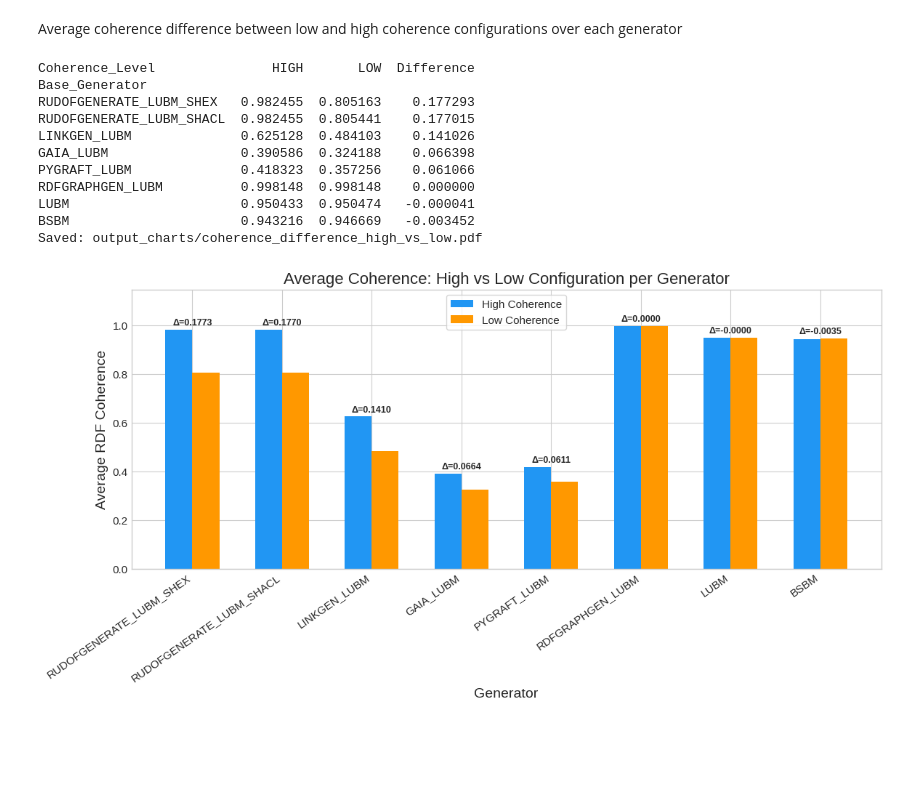
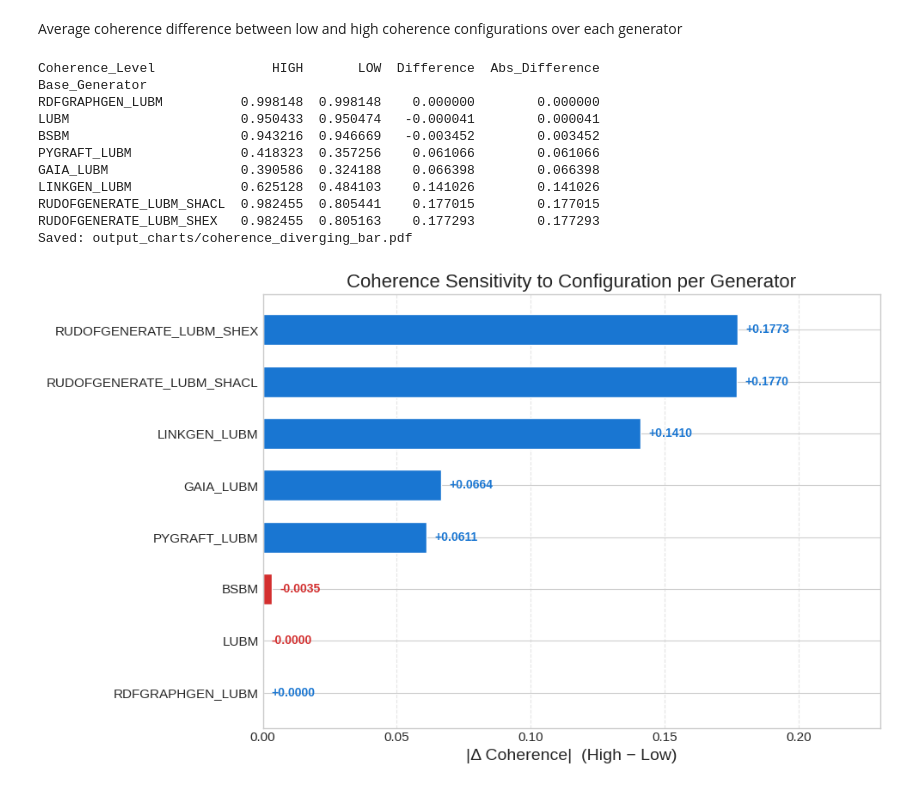
Before and after one commit to DiegoMfer/benchmarks-synthetic-data-generators, a Jupyter notebook: metrics_histogram.ipynb, the cells around one changed output. Saved outputs shown, nothing was run; the diff lists cells and outputs as text; code cells hidden in the pictures; blank space fills up the shorter version.

Commit message:
bar graph difference

```diff
--- a/metrics_histogram.ipynb
+++ b/metrics_histogram.ipynb
@@ -356,59 +356,63 @@ Average coherence difference between low and high coherence configurations over
 # %%
 
 # Average coherence per (Base_Generator, Coherence_Level), then compute the difference
 avg_coh = (
     df.groupby(['Base_Generator', 'Coherence_Level'])['RDF_Coherence']
     .mean()
     .unstack(level='Coherence_Level')
 )
 avg_coh['Difference'] = avg_coh['HIGH'] - avg_coh['LOW']
-avg_coh = avg_coh.sort_values('Difference', ascending=False)
+avg_coh['Abs_Difference'] = avg_coh['Difference'].abs()
+avg_coh = avg_coh.sort_values('Abs_Difference', ascending=True)  # ascending so largest bars at top
 
-print(avg_coh[['HIGH', 'LOW', 'Difference']].to_string())
+print(avg_coh[['HIGH', 'LOW', 'Difference', 'Abs_Difference']].to_string())
 
-# --- Bar chart ---
+# --- Diverging Bar Chart (absolute values) ---
 TITLE_SIZE = 16
 LABEL_SIZE = 14
 TICK_SIZE = 11
-LEGEND_SIZE = 11
 
-fig, ax = plt.subplots(figsize=(12, 6))
+fig, ax = plt.subplots(figsize=(10, 6))
 
-x = np.arange(len(avg_coh))
-width = 0.30
+abs_diffs = avg_coh['Abs_Difference']
+raw_diffs = avg_coh['Difference']
+colors = ['#d32f2f' if d < 0 else '#1976D2' for d in raw_diffs]  # red for negative, blue for positive
 
-bars_high = ax.bar(x - width / 2, avg_coh['HIGH'], width, label='High Coherence', color='#2196F3')
-bars_low  = ax.bar(x + width / 2, avg_coh['LOW'],  width, label='Low Coherence',  color='#FF9800')
+bars = ax.barh(range(len(abs_diffs)), abs_diffs, color=colors, edgecolor='white', height=0.6)
 
-# Annotate the difference above each pair
-for i, diff in enumerate(avg_coh['Difference']):
-    top = max(avg_coh['HIGH'].iloc[i], avg_coh['LOW'].iloc[i])
-    ax.text(i, top + 0.01, f'Δ={diff:.4f}', ha='center', va='bottom', fontsize=9, fontweight='bold')
+# Annotate each bar with the signed Δ value
+for i, (abs_val, raw_val, bar) in enumerate(zip(abs_diffs, raw_diffs, bars)):
+    ax.text(abs_val + 0.003, i, f'{raw_val:+.4f}', va='center', ha='left',
+            fontsize=10, fontweight='bold', color=colors[i])
 
-ax.set_xlabel('Generator', fontsize=LABEL_SIZE)
-ax.set_ylabel('Average RDF Coherence', fontsize=LABEL_SIZE)
-ax.set_title('Average Coherence: High vs Low Configuration per Generator', fontsize=TITLE_SIZE)
-ax.set_xticks(x)
-ax.set_xticklabels(avg_coh.index, rotation=35, ha='right', fontsize=TICK_SIZE)
-ax.tick_params(axis='y', labelsize=TICK_SIZE)
-ax.legend(fontsize=LEGEND_SIZE, frameon=True)
-ax.set_ylim(0, avg_coh[['HIGH', 'LOW']].max().max() * 1.15)
+ax.set_yticks(range(len(abs_diffs)))
+ax.set_yticklabels(avg_coh.index, fontsize=TICK_SIZE)
+ax.set_xlabel('|Δ Coherence|  (High − Low)', fontsize=LABEL_SIZE)
+ax.set_title('Coherence Sensitivity to Configuration per Generator', fontsize=TITLE_SIZE)
+ax.tick_params(axis='x', labelsize=TICK_SIZE)
 
-fig.subplots_adjust(left=0.10, right=0.96, bottom=0.28, top=0.92)
-fig.savefig('output_charts/coherence_difference_high_vs_low.pdf', format='pdf', bbox_inches='tight')
-print('Saved: output_charts/coherence_difference_high_vs_low.pdf')
+# Light grid on x-axis only
+ax.xaxis.grid(True, linestyle='--', alpha=0.5)
+ax.set_axisbelow(True)
+
+# Padding so annotations aren't clipped
+ax.set_xlim(0, abs_diffs.max() * 1.30)
+
+fig.tight_layout()
+fig.savefig('output_charts/coherence_diverging_bar.pdf', format='pdf', bbox_inches='tight')
+print('Saved: output_charts/coherence_diverging_bar.pdf')
 
 plt.show()
 # %% [output]
-Coherence_Level               HIGH       LOW  Difference
+Coherence_Level               HIGH       LOW  Difference  Abs_Difference
 Base_Generator
-RUDOFGENERATE_LUBM_SHEX   0.982455  0.805163    0.177293
-RUDOFGENERATE_LUBM_SHACL  0.982455  0.805441    0.177015
-LINKGEN_LUBM              0.625128  0.484103    0.141026
-GAIA_LUBM                 0.390586  0.324188    0.066398
-PYGRAFT_LUBM              0.418323  0.357256    0.061066
-RDFGRAPHGEN_LUBM          0.998148  0.998148    0.000000
-LUBM                      0.950433  0.950474   -0.000041
-BSBM                      0.943216  0.946669   -0.003452
-Saved: output_charts/coherence_difference_high_vs_low.pdf
+RDFGRAPHGEN_LUBM          0.998148  0.998148    0.000000        0.000000
+LUBM                      0.950433  0.950474   -0.000041        0.000041
+BSBM                      0.943216  0.946669   -0.003452        0.003452
+PYGRAFT_LUBM              0.418323  0.357256    0.061066        0.061066
+GAIA_LUBM                 0.390586  0.324188    0.066398        0.066398
+LINKGEN_LUBM              0.625128  0.484103    0.141026        0.141026
+RUDOFGENERATE_LUBM_SHACL  0.982455  0.805441    0.177015        0.177015
+RUDOFGENERATE_LUBM_SHEX   0.982455  0.805163    0.177293        0.177293
+Saved: output_charts/coherence_diverging_bar.pdf
-[figure, old version]
+[figure, new version]
```
Also changed, not shown: 1 other file.
